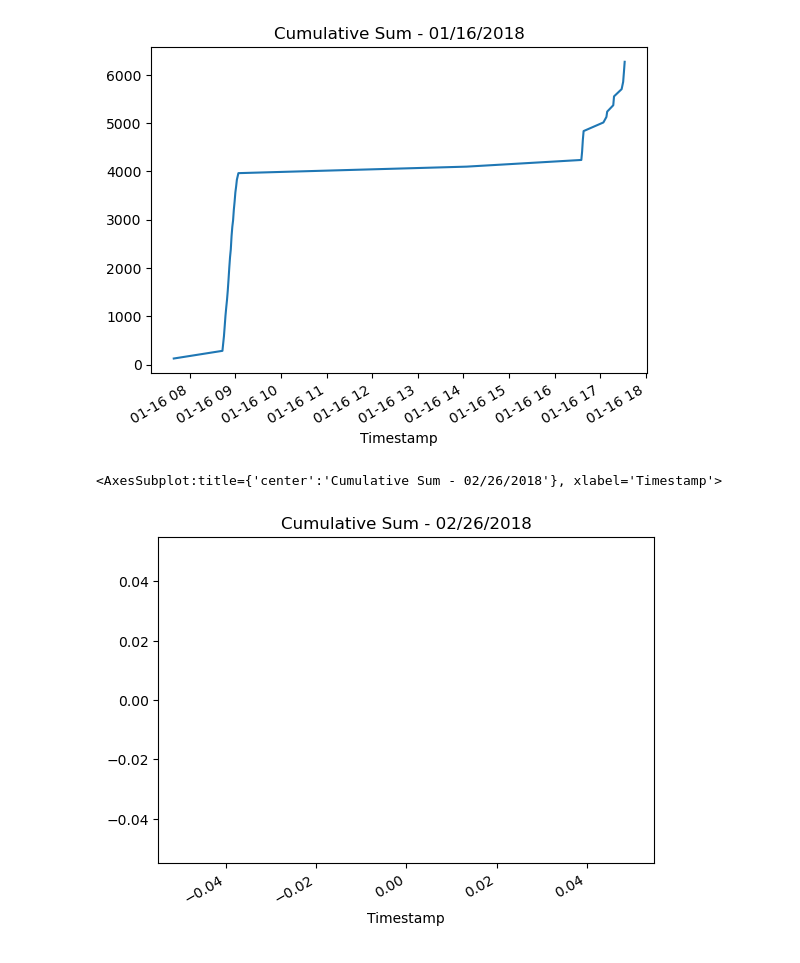
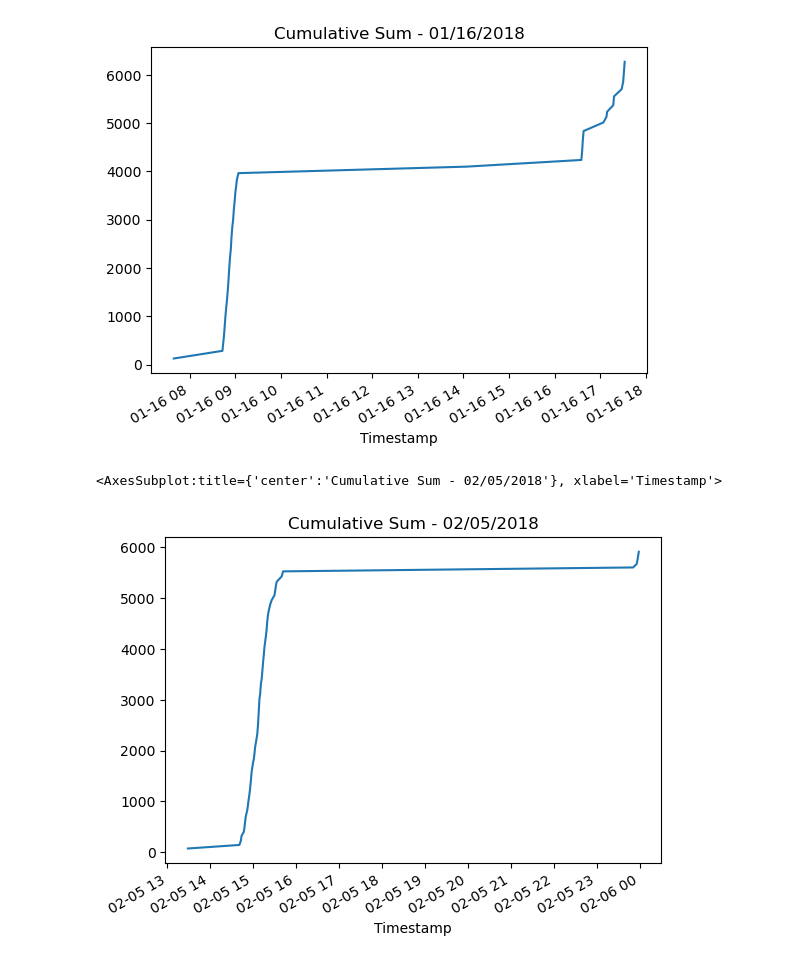
Before and after one commit to alexnovis1/Columbia_Module_3, a Jupyter notebook: crypto_arbitrage.ipynb, the cells around one changed output. Cells and saved outputs as stored; diff of their text form; code cells hidden in the pictures.

```diff
--- a/crypto_arbitrage.ipynb
+++ b/crypto_arbitrage.ipynb
@@ -440,7 +460,7 @@ bitstamp_sliced.loc['2018-02-26'].plot(
 # %%
 # Using the date in the middle that you have selected, calculate the arbitrage spread
 # by subtracting the bitstamp lower closing prices from the coinbase higher closing prices
-arbitrage_spread_middle = coinbase_sliced.loc['2018-02-26'] - bitstamp_sliced.loc['2018-02-26']
+arbitrage_spread_middle = coinbase_sliced.loc['2018-02-05'] - bitstamp_sliced.loc['2018-02-05']
 
 # Generate summary statistics
 arbitrage_spread_middle.describe()
@@ -558,11 +578,11 @@ Name: Close, dtype: float64
 # %%
 # For the date middle in the dataset, measure the arbitrage spread between the two exchanges
 # by subtracting the lower-priced exchange from the higher-priced one
-if coinbase_sliced.loc['2018-02-26'].iloc[-1] > bitstamp_sliced.loc['2018-02-26'].iloc[-1]:
-    arbitrage_spread_middle = coinbase_sliced.loc['2018-02-26'] - bitstamp_sliced.loc['2018-02-26']
+if coinbase_sliced.loc['2018-02-05'].iloc[-1] > bitstamp_sliced.loc['2018-02-05'].iloc[-1]:
+    arbitrage_spread_middle = coinbase_sliced.loc['2018-02-05'] - bitstamp_sliced.loc['2018-02-05']
     print("The higher closing price is coinbase")
-elif coinbase_sliced.loc['2018-02-26'].iloc[-1] < bitstamp_sliced.loc['2018-02-26'].iloc[-1]:
-    arbitrage_spread_middle = bitstamp_sliced.loc['2018-02-26'] - coinbase_sliced.loc['2018-02-26']
+elif coinbase_sliced.loc['2018-02-05'].iloc[-1] < bitstamp_sliced.loc['2018-02-05'].iloc[-1]:
+    arbitrage_spread_middle = bitstamp_sliced.loc['2018-02-05'] - coinbase_sliced.loc['2018-02-05']
     print("The higher closing price is bitstamp")
 else:
     print("The closing prices on the exhanges are the same")
@@ -635,7 +655,7 @@ Name: Close, Length: 1419, dtype: float64
 # %%
 # For the date middle in the dataset, calculate the spread returns by dividing the instances when the arbitrage spread is positive (> 0)
 # by the price of Bitcoin from the exchange you are buying on (the lower-priced exchange).
-spread_return_middle = arb_spread_middle / coinbase_sliced.loc['2018-02-26']
+spread_return_middle = arb_spread_middle / coinbase_sliced.loc['2018-02-05']
 
 # Review the spread return DataFrame
 spread_return_middle.head()
@@ -764,7 +795,7 @@ Name: Close, dtype: float64
 # %%
 # For the date middle in the dataset, calculate the potential profit per trade in dollars
 # Multiply the profitable trades by the cost of the Bitcoin that was purchased
-profit_middle = profitable_trades_middle * coinbase_sliced.loc['2018-02-26']
+profit_middle = profitable_trades_middle * coinbase_sliced.loc['2018-02-05']
 
 # Drop any missing values from the profit DataFrame
 profit_per_trade_middle = profit_middle.dropna()
@@ -882,10 +924,10 @@ cumulative_profit_middle = profit_per_trade_middle.cumsum()
 # %%
 # Plot the cumulative sum of profits for the middle profit per trade DataFrame
 cumulative_profit_middle.plot(
-    title="Cumulative Sum - 02/26/2018")
+    title="Cumulative Sum - 02/05/2018")
 # %% [output]
-<AxesSubplot:title={'center':'Cumulative Sum - 02/26/2018'}, xlabel='Timestamp'>
+<AxesSubplot:title={'center':'Cumulative Sum - 02/05/2018'}, xlabel='Timestamp'>
-[figure, old version]
+[figure, new version]
 # %%
 # Use the cumsum function to calculate the cumulative profits over time for the late profit per trade DataFrame
 cumulative_profit_late = profit_per_trade_late.cumsum()
```
Also changed, not shown: parts of 26 cells of this notebook.
